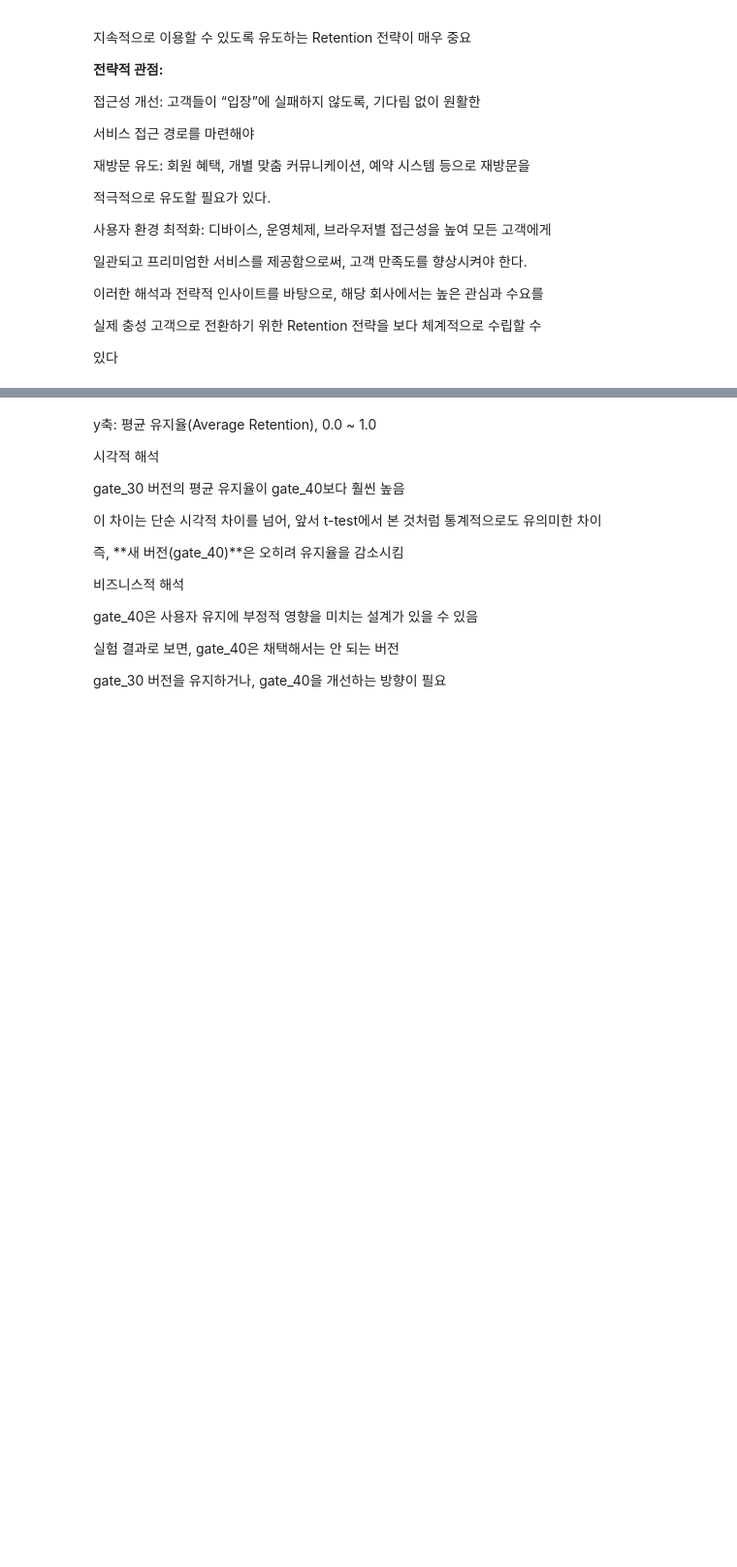
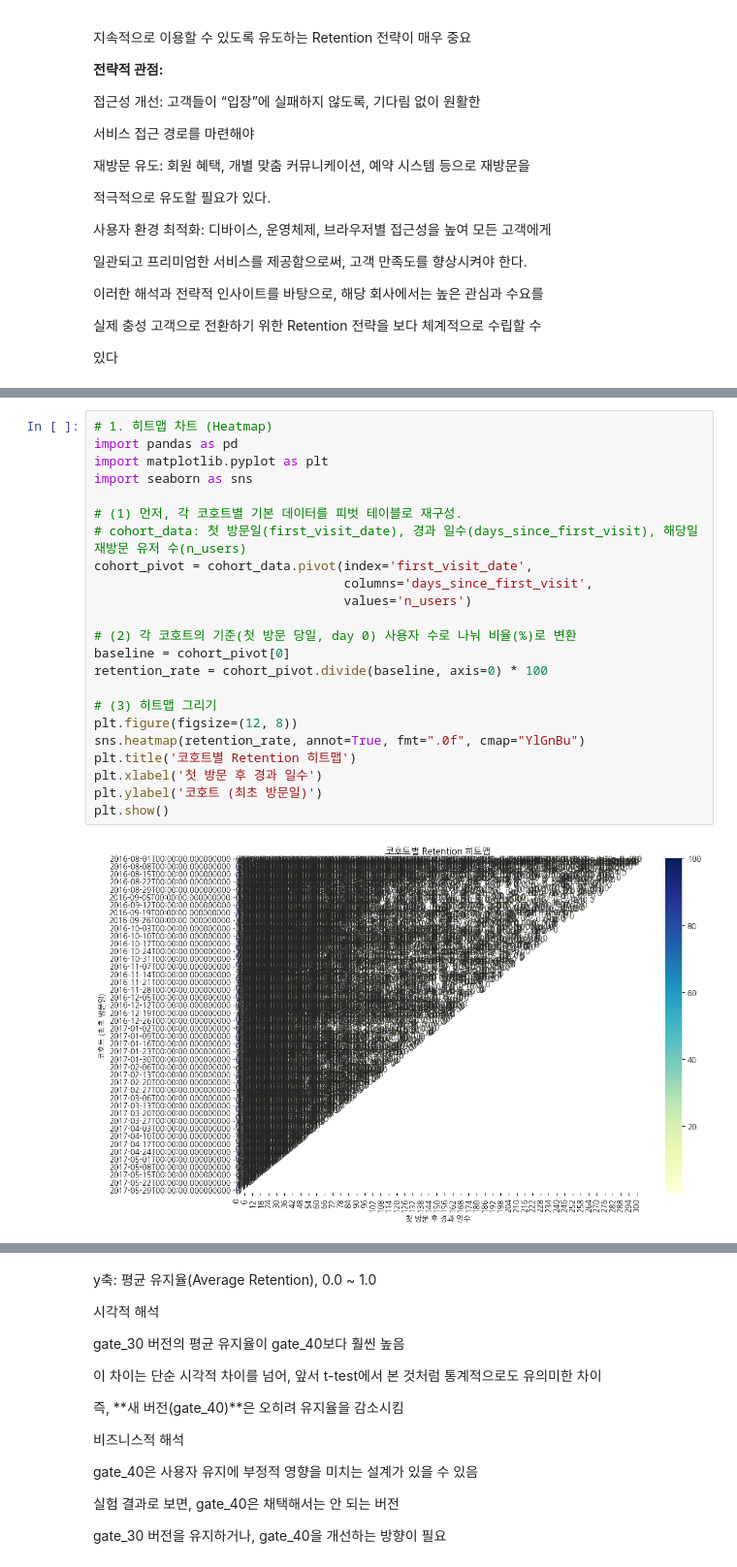
Before and after one commit to SeounghwanPark/first-repository, a Jupyter notebook: MQ08_C1_0410.ipynb, the cells around one changed output, grey strips where cells are left out. Shown at 97% size. Drawn from its saved outputs; the diff is of its cells as text; blank space fills up the shorter version.

```diff
--- a/MQ08_C1_0410.ipynb
+++ b/MQ08_C1_0410.ipynb
@@ -545,0 +437,25 @@ plt.show()
+# %%
+# 1. 히트맵 차트 (Heatmap)
+import pandas as pd
+import matplotlib.pyplot as plt
+import seaborn as sns
+
+# (1) 먼저, 각 코호트별 기본 데이터를 피벗 테이블로 재구성.
+# cohort_data: 첫 방문일(first_visit_date), 경과 일수(days_since_first_visit), 해당일 재방문 유저 수(n_users)
+cohort_pivot = cohort_data.pivot(index='first_visit_date',
+                                 columns='days_since_first_visit',
+                                 values='n_users')
+
+# (2) 각 코호트의 기준(첫 방문 당일, day 0) 사용자 수로 나눠 비율(%)로 변환
+baseline = cohort_pivot[0]
+retention_rate = cohort_pivot.divide(baseline, axis=0) * 100
+
+# (3) 히트맵 그리기
+plt.figure(figsize=(12, 8))
+sns.heatmap(retention_rate, annot=True, fmt=".0f", cmap="YlGnBu")
+plt.title('코호트별 Retention 히트맵')
+plt.xlabel('첫 방문 후 경과 일수')
+plt.ylabel('코호트 (최초 방문일)')
+plt.show()
+# %% [output]
+[figure, added]
```
Also changed, not shown: parts of 32 cells of this notebook.
